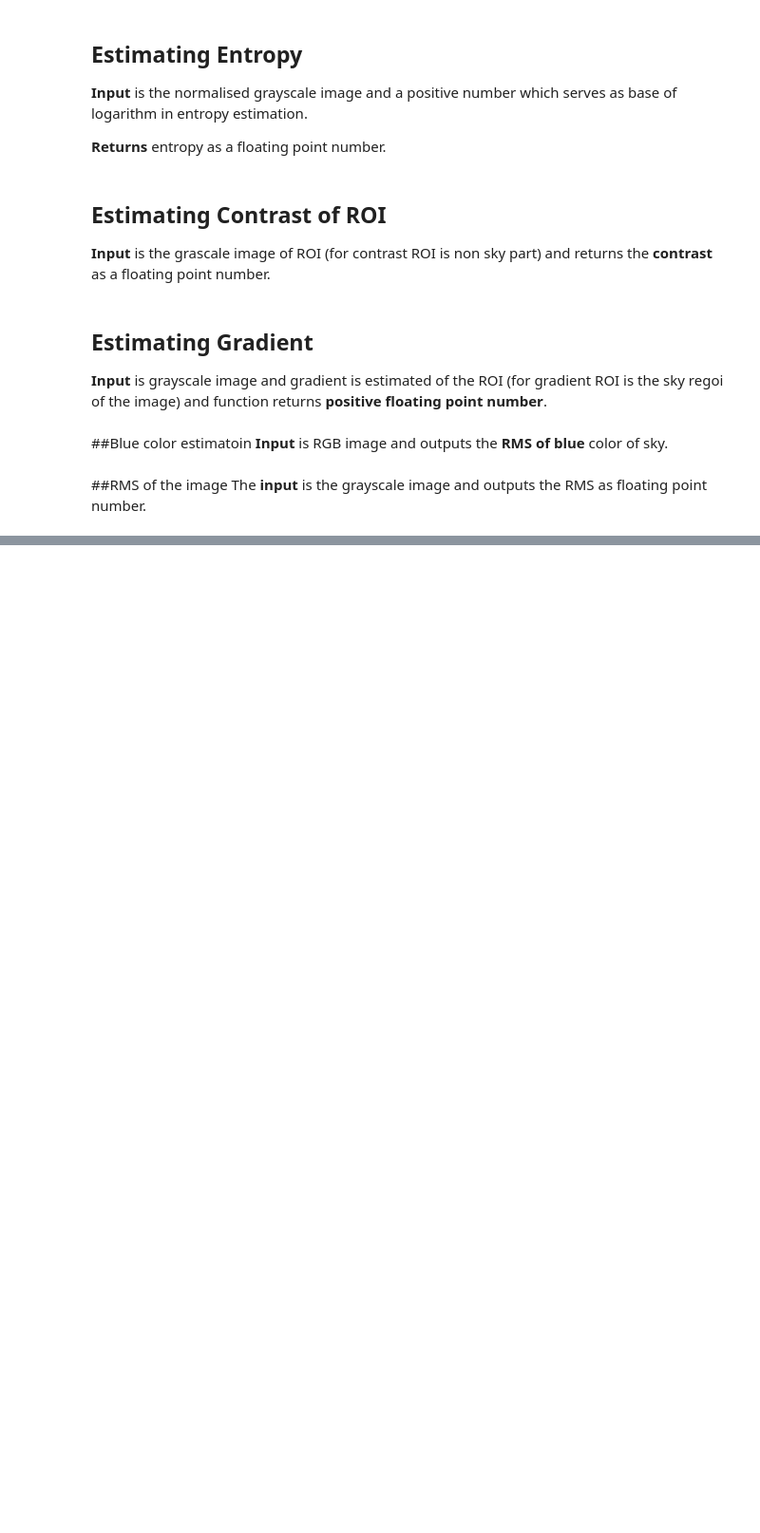
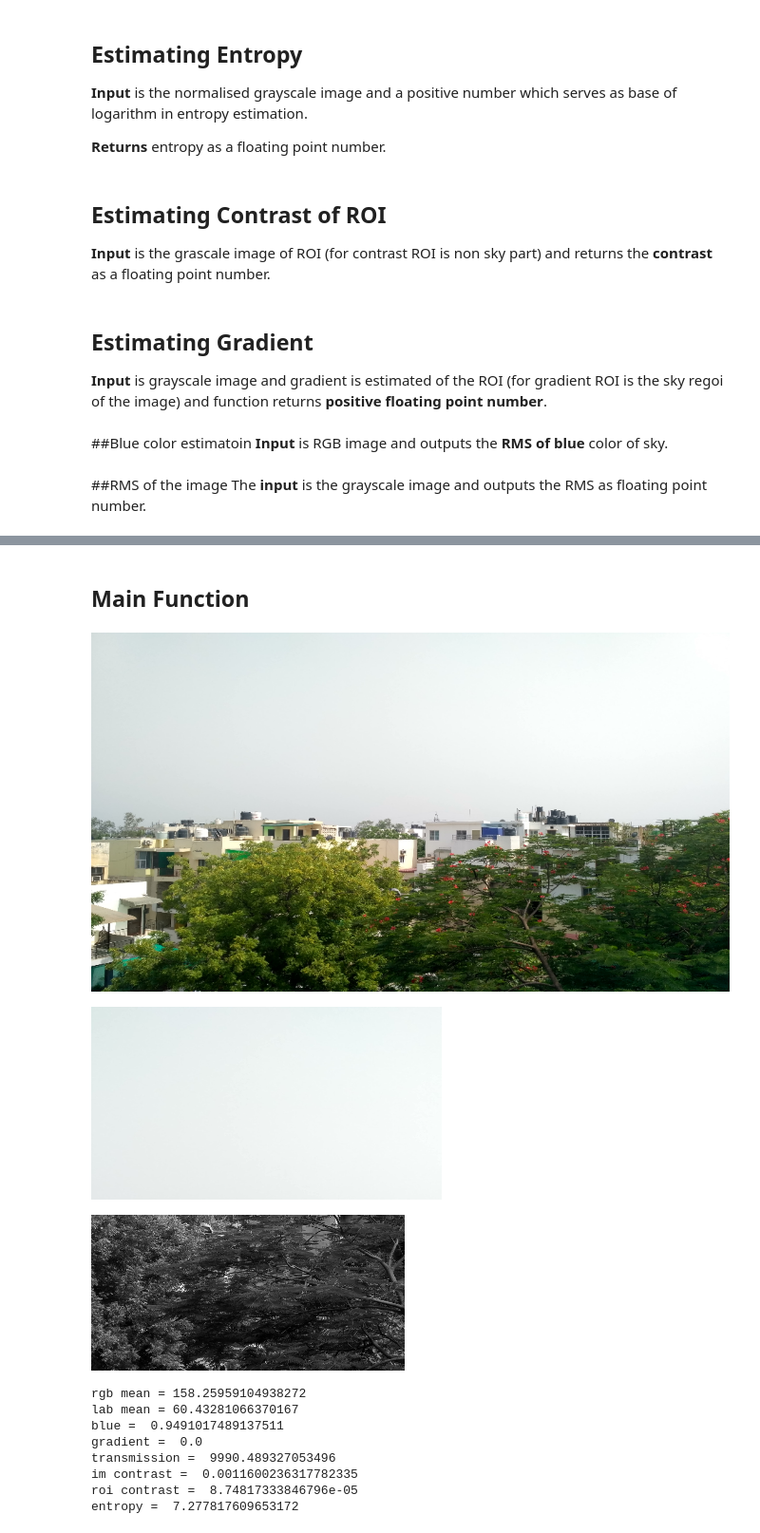
Before and after one commit to prerna-khanna/Air-Cognizer, a Jupyter notebook: Feature_Extraction_3.ipynb, the cells around one changed output, grey strips where cells are left out. Shown at 95% size. Drawn from its saved outputs; the diff is of its cells as text; code cells hidden in the pictures; blank space fills up the shorter version.

```diff
--- a/Feature_Extraction_3.ipynb
+++ b/Feature_Extraction_3.ipynb
@@ -124,0 +196,66 @@ def RMS(signal):
+# %% [markdown]
+## Main Function
+# %%
+
+if __name__ == '__main__':
+
+    import sys
+    try:
+        fn = sys.argv[1]
+    except:
+        fn = r'394.jpg'
+
+    def nothing(*argv):
+        pass
+
+    S = cv2.imread('394.jpg',1);
+    src = cv2.resize(S,(960,540));
+    cv2_imshow(src)
+
+    I = src.astype('float64')/255;
+    gray = cv2.cvtColor(src, cv2.COLOR_BGR2GRAY);
+
+
+    dark = DarkChannel(I,15);
+    A = AtmLight(I,dark);
+    te = TransmissionEstimate(I,A,15);
+    t = TransmissionRefine(src,te);
+
+    roi1=src[1:1+203, 298:298+369]
+    cv2_imshow(roi1)
+
+    blue = roi1.astype('float64')/255;
+
+    roi=gray[376:376+164, 337:337+330]
+    cv2_imshow(roi)
+    normal = np.divide(gray,255)
+
+
+    bl=Blue(blue);
+    gr=Gradient(roi1);
+    tr=Transmission_Val(t);
+    rms=RMS(gray);
+    con=Roi_Contrast(roi);
+    et=Entropy(normal);
+    Split(src);
+
+
+    print('blue = ',bl)
+    print('gradient = ',gr)
+    print('transmission = ',tr)
+    print('im contrast = ',rms)
+    print('roi contrast = ',con)
+    print('entropy = ',et)
+    print('\n');
+# %% [output]
+[figure, added]
+[figure, added]
+[figure, added]
+rgb mean = 158.25959104938272
+lab mean = 60.43281066370167
+blue =  0.9491017489137511
+gradient =  0.0
+transmission =  9990.489327053496
+im contrast =  0.0011600236317782335
+roi contrast =  8.74817333846796e-05
+entropy =  7.277817609653172
```
Also changed, not shown: parts of 3 cells of this notebook.
